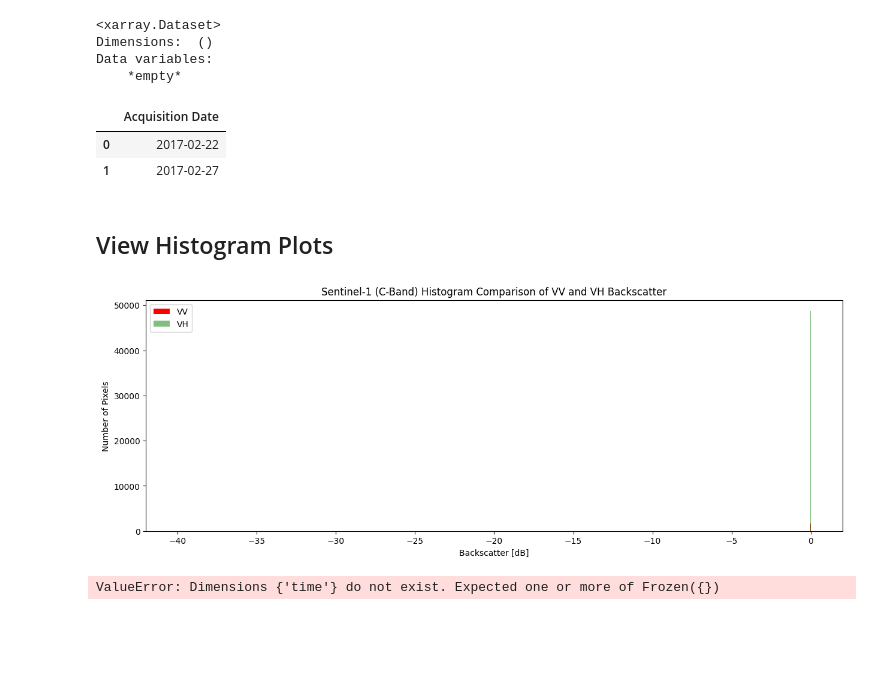
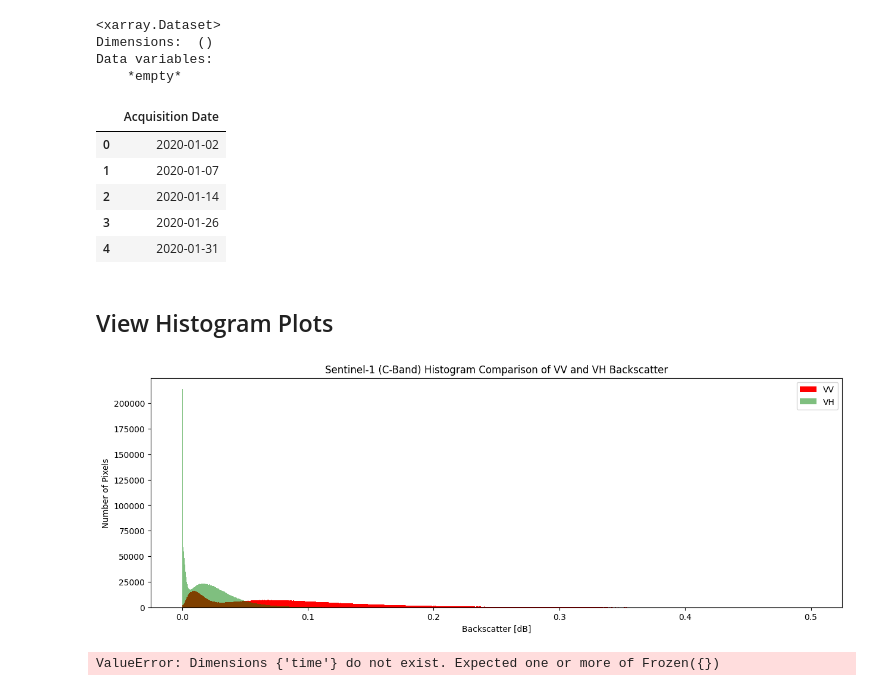
Before and after one commit to AMA-Labs/cal-notebooks, a Jupyter notebook: examples/SAR/03.04.01.Examples_Of_Simple_SAR_Interpretation_Guide_C-Band_L-Band_Combined.ipynb, the cells around one changed output. Cells and saved outputs as stored; diff of their text form; code cells hidden in the pictures; blank space fills up the shorter version.

Commit message:
added new scaling factor to plots and histogram

```diff
--- a/examples/SAR/03.04.01.Examples_Of_Simple_SAR_Interpretation_Guide_C-Band_L-Band_Combined.ipynb
+++ b/examples/SAR/03.04.01.Examples_Of_Simple_SAR_Interpretation_Guide_C-Band_L-Band_Combined.ipynb
@@ -118,6 +118,7 @@ elif example_name=="4.2.13 Signal attenuation":
 #test location
 lat_long = (38.41560205774505, -76.0658344706419) #Given S2.25º, W60.75º
 box_size_deg = 0.30
+time_extents = ('2020-01-01', '2020-01-31')
 
 # Calculate the latitude and longitude bounds of the analysis box
 latitude = (lat_long[0]-box_size_deg/2, lat_long[0]+box_size_deg/2)
@@ -172,8 +188,11 @@ Data variables:
 pd.DataFrame(list(sar_sentinel1_Cband_dataset.time.values.astype('datetime64[D]')),columns=['Acquisition Date'])
 # %% [output]
 |  | Acquisition Date |
-| 0 | 2017-02-22 |
-| 1 | 2017-02-27 |
+| 0 | 2020-01-02 |
+| 1 | 2020-01-07 |
+| 2 | 2020-01-14 |
+| 3 | 2020-01-26 |
+| 4 | 2020-01-31 |
 # %% [markdown]
 ## View Histogram Plots
 # %%
@@ -182,15 +201,15 @@ pd.DataFrame(list(sar_sentinel1_Cband_dataset.time.values.astype('datetime64[D]'
 acq_ind_to_show = 0
 # %%
 fig = plt.figure(figsize=(15, 5))
-sar_sentinel1_Cband_dataset.isel(time=acq_ind_to_show).VV.plot.hist(bins=1000, range=(-40,0), label="VV", facecolor='red')
-sar_sentinel1_Cband_dataset.isel(time=acq_ind_to_show).VH.plot.hist(bins=1000, range=(-40,0), label="VH", alpha=0.5, facecolor='green')
+sar_sentinel1_Cband_dataset.isel(time=acq_ind_to_show).VV.plot.hist(bins=1000, range=(0,.5), label="VV", facecolor='red')
+sar_sentinel1_Cband_dataset.isel(time=acq_ind_to_show).VH.plot.hist(bins=1000, range=(0,.5), label="VH", alpha=0.5, facecolor='green')
 plt.legend()
 plt.xlabel("Backscatter [dB]")
 plt.ylabel("Number of Pixels")
 plt.title("Sentinel-1 (C-Band) Histogram Comparison of VV and VH Backscatter")
 plt.show()
 # %% [output]
-[figure, old version]
+[figure, new version]
 # %%
 year_index = 0
 # %%
```
Also changed, not shown: parts of 3 cells of this notebook, 1 other file.
